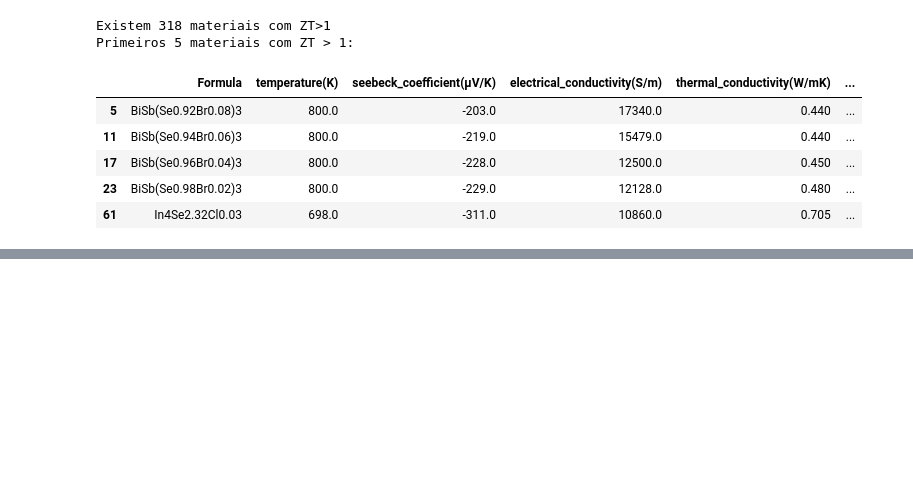
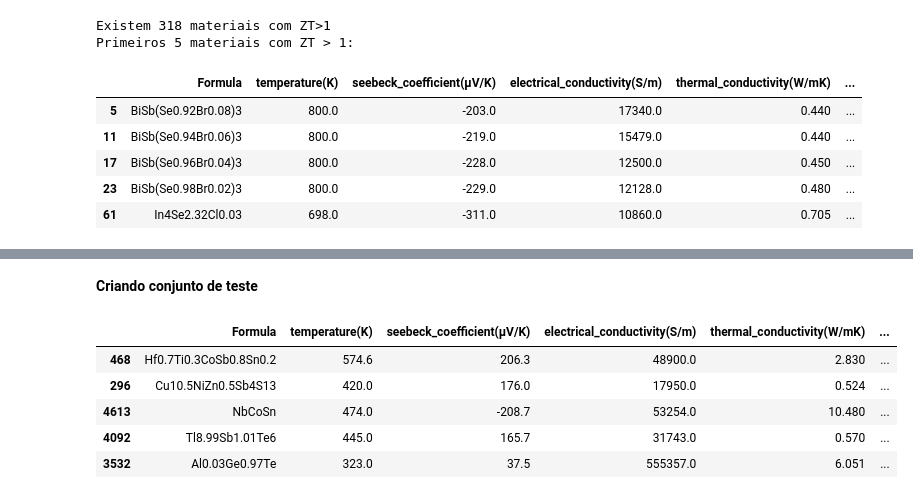
Before and after one commit to Carlos-G-Santos/Materiais_ML_IFUSP, a Jupyter notebook: Cópia_de_EDA_termoeletricos.ipynb, the cells around one changed output, grey strips where cells are left out. Saved outputs shown, nothing was run; the diff lists cells and outputs as text; code cells hidden in the pictures; blank space fills up the shorter version.

```diff
--- a/Cópia_de_EDA_termoeletricos.ipynb
+++ b/Cópia_de_EDA_termoeletricos.ipynb
@@ -325,0 +347,15 @@ Primeiros 5 materiais com ZT > 1:
+# %% [markdown]
+**Criando conjunto de teste**
+# %%
+from sklearn.model_selection import train_test_split
+
+train_set, test_set = train_test_split(estm, test_size=0.2, random_state=42)
+# %%
+test_set.head()
+# %% [output]
+|  | Formula | temperature(K) | seebeck_coefficient(μV/K) | electrical_conductivity(S/m) | thermal_conductivity(W/mK) | ... |
+| 468 | Hf0.7Ti0.3CoSb0.8Sn0.2 | 574.6 | 206.3 | 48900.0 | 2.830 | ... |
+| 296 | Cu10.5NiZn0.5Sb4S13 | 420.0 | 176.0 | 17950.0 | 0.524 | ... |
+| 4613 | NbCoSn | 474.0 | -208.7 | 53254.0 | 10.480 | ... |
+| 4092 | Tl8.99Sb1.01Te6 | 445.0 | 165.7 | 31743.0 | 0.570 | ... |
+| 3532 | Al0.03Ge0.97Te | 323.0 | 37.5 | 555357.0 | 6.051 | ... |
```
Also changed, not shown: parts of 44 cells of this notebook.
